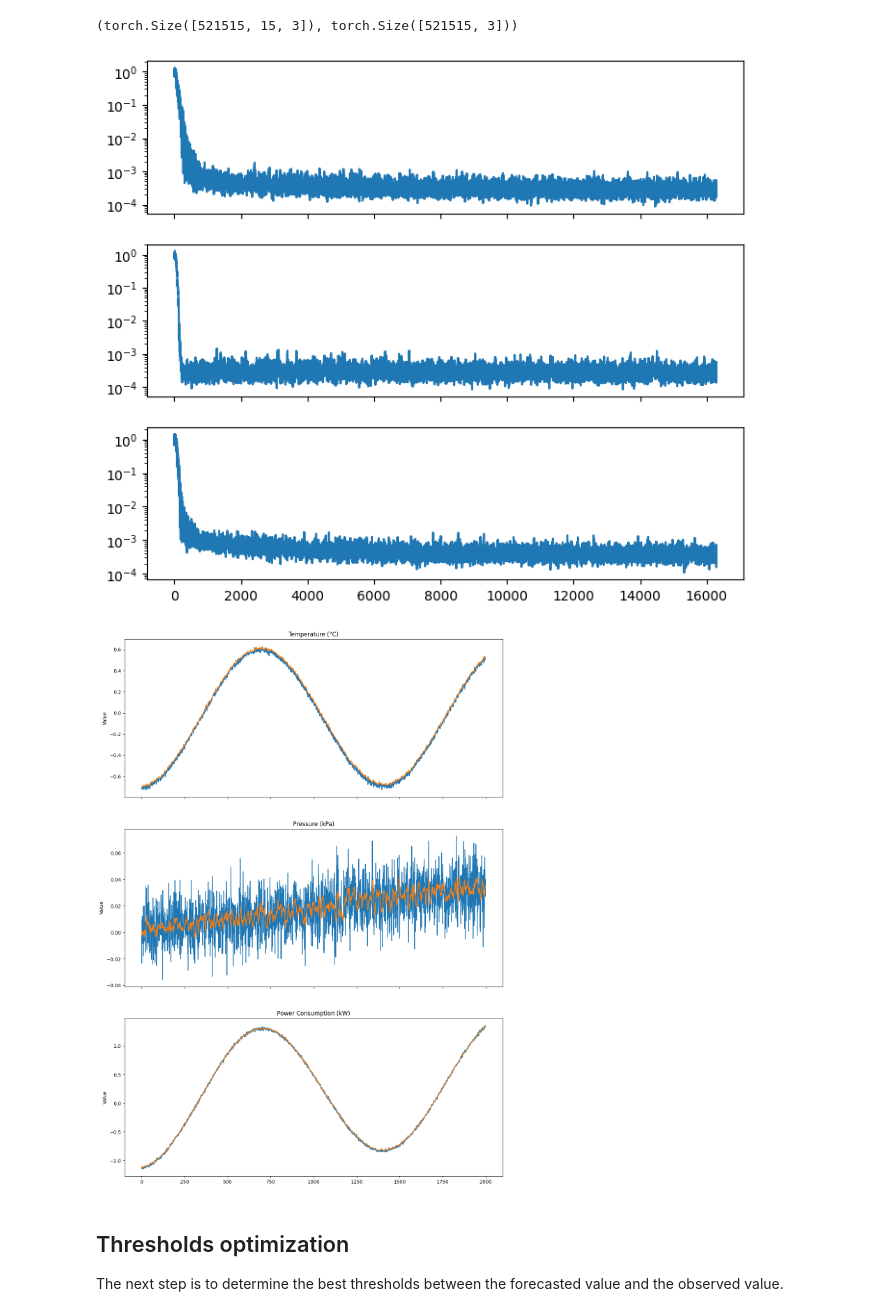
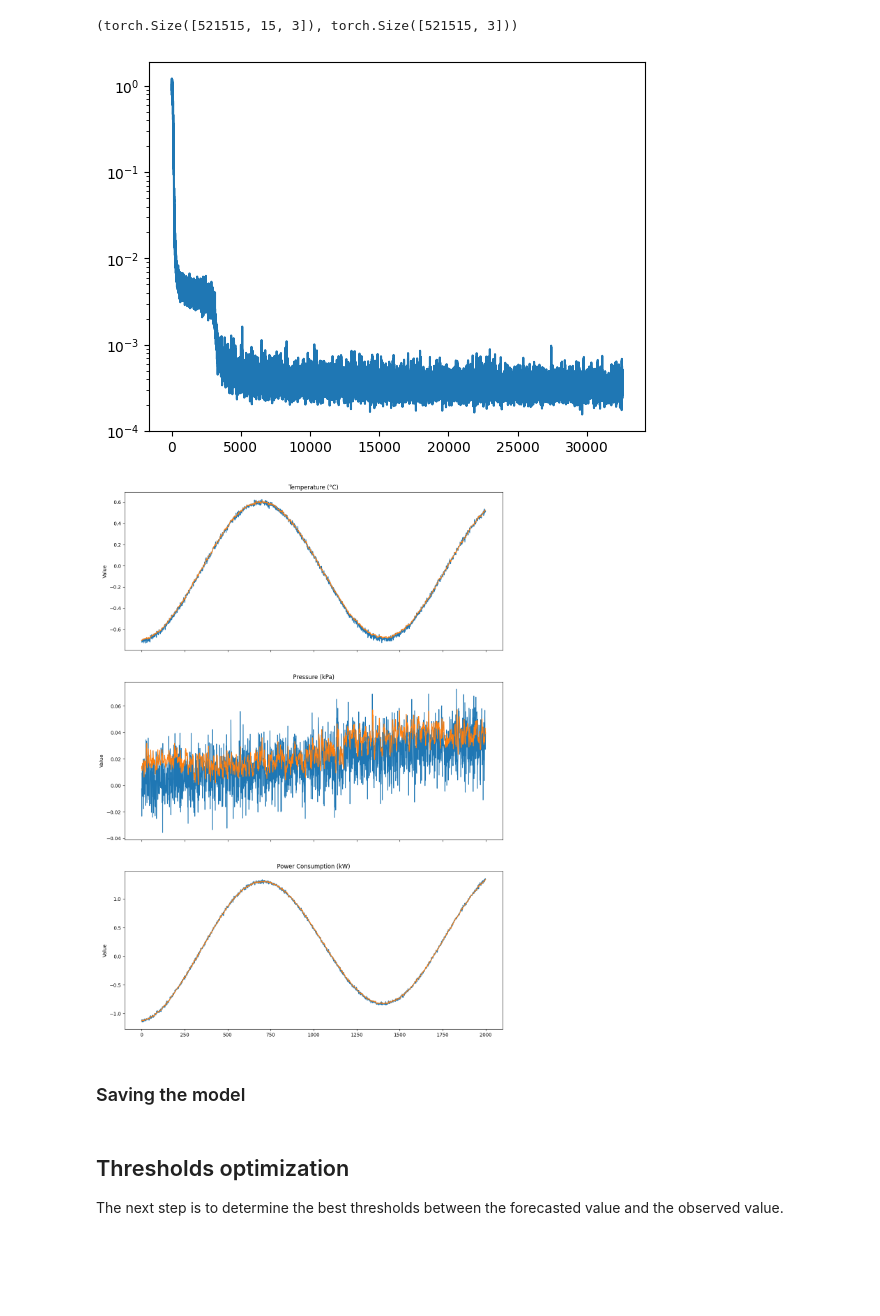
Before and after one commit to timothewt/TimeSeriesAnomalyDetection, a Jupyter notebook: forecasting_model.ipynb, the cells around one changed output. Drawn from its saved outputs; the diff is of its cells as text; code cells hidden in the pictures; blank space fills up the shorter version.

Commit message:
changed to a single model

```diff
--- a/forecasting_model.ipynb
+++ b/forecasting_model.ipynb
@@ -141,21 +136,12 @@ datasets = [
 # %%
-lr, batch_size, num_epochs = .001, 32, 1
+lr, batch_size, num_epochs = .001, 32, 2
 
-models = [
-	LSTMNet(1, 1)
-	for _ in range(Xt.shape[-1])
-]
-optimizers = [
-	optim.Adam(models[i].parameters(), lr=lr)
-	for i in range(Xt.shape[-1])
-]
-dataloaders = [
-	DataLoader(datasets[i], batch_size=batch_size, shuffle=True)
-	for i in range(Xt.shape[-1])
-]
+model = LSTMNet(3, 3)
+optimizer = optim.Adam(model.parameters(), lr=lr)
+dataloader = DataLoader(dataset, batch_size=batch_size, shuffle=True)
 criterion = nn.MSELoss()
 # %%
-def train(model, criterion, dataloader, optimizer):
+def train(model, criterion, dataloader, optimizer, num_epochs):
 	losses = []
 
 	for _ in (pbar := tqdm(range(num_epochs), desc="Epoch")):
@@ -174,34 +160,29 @@ def train(model, criterion, dataloader, optimizer):
 
 	return losses
 # %%
-losses = [
-	train(models[i], criterion, dataloaders[i], optimizers[i])
-	for i in range(Xt.shape[-1])
-]
+losses = train(model, criterion, dataloader, optimizer, num_epochs)
 # %%
-fig, axs = plt.subplots(3, 1, figsize=(8, 7), sharex=True)
-
-for i, l in enumerate(losses):
-	axs[i].plot(l)
-	axs[i].set_yscale("log")
-
+plt.plot(losses)
+plt.yscale("log")
 plt.show()
 # %% [output]
-[figure, old version]
+[figure, new version]
 # %%
 sample_size = 2000  # One week
 fig, axs = plt.subplots(3, 1, figsize=(14, 20), sharex=True)
 variables = ['temperature', 'pressure', 'power']
 titles = ['Temperature (°C)', 'Pressure (kPa)', 'Power Consumption (kW)']
 
+with torch.no_grad():
+	forecast = model(Xt[:sample_size])
+
 for i, (var, title) in enumerate(zip(variables, titles)):
-
-	with torch.no_grad():
-		forecast = models[i](Xt[:sample_size, :, i:i+1])
-	axs[i].plot(Y[:sample_size, i])
-	axs[i].plot(forecast)
+	axs[i].plot(Y[:sample_size, i:i+1])
+	axs[i].plot(forecast[:, i:i+1])
 	axs[i].set_title(title)
 	axs[i].set_ylabel('Value')
 plt.show()
 # %% [output]
-[figure, old version]
+[figure, new version]
+# %% [markdown]
+### Saving the model
```
Also changed, not shown: parts of 7 cells of this notebook, 1 other file.
